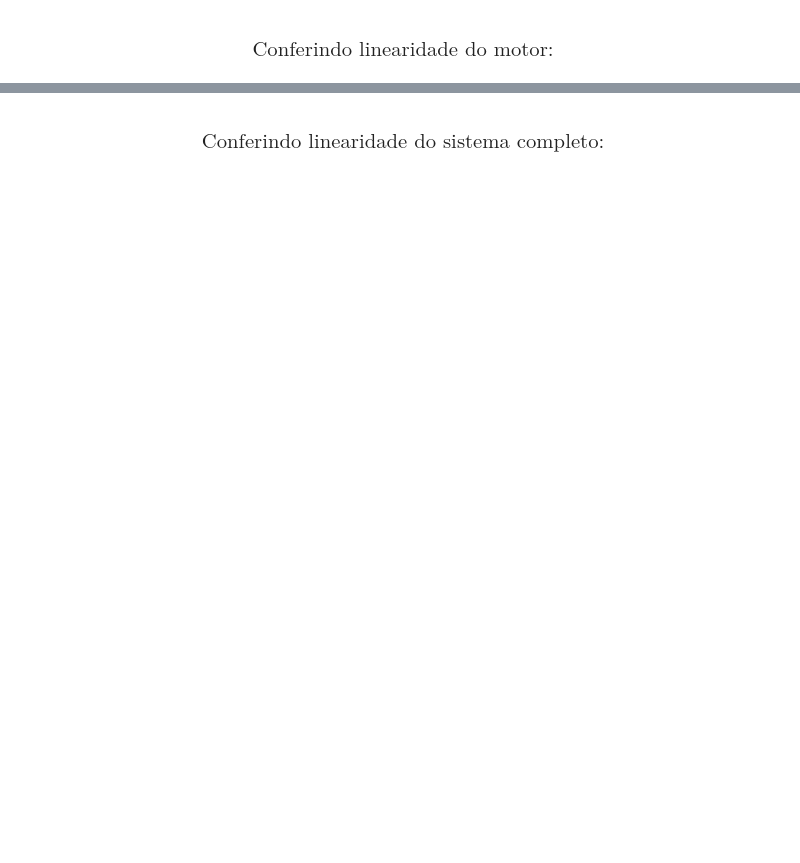
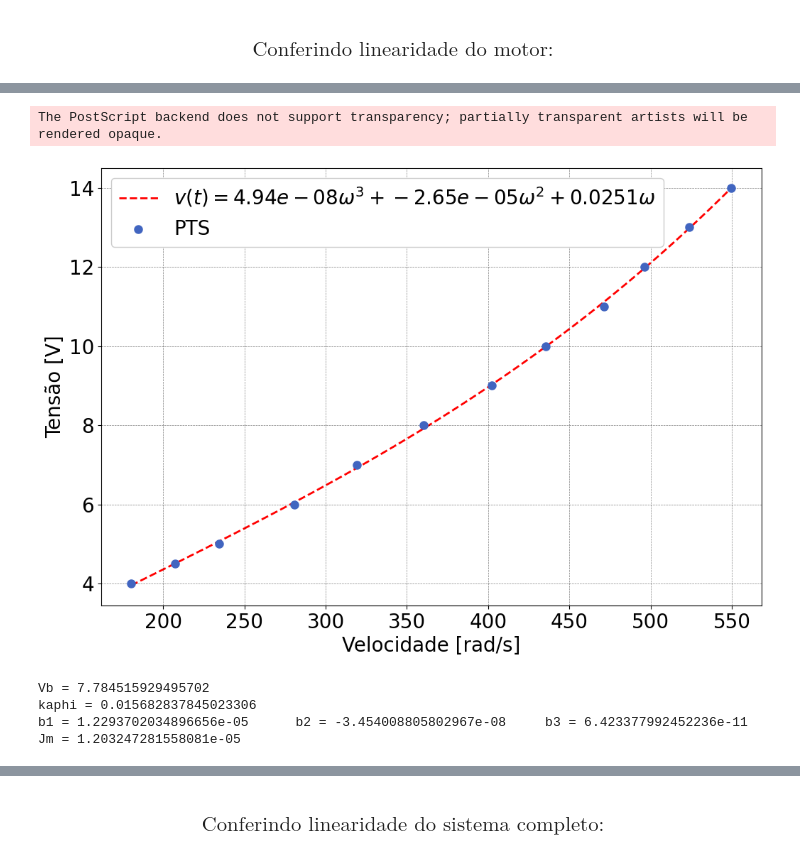
Before and after one commit to ErickNMA/LCD, a Jupyter notebook: ensaios_planta/fan-plate_analisys.ipynb, the cells around one changed output, grey strips where cells are left out. Cells and saved outputs as stored; diff of their text form; code cells hidden in the pictures; blank space fills up the shorter version.

```diff
--- a/ensaios_planta/fan-plate_analisys.ipynb
+++ b/ensaios_planta/fan-plate_analisys.ipynb
@@ -64,10 +144,52 @@ plt.show()
 # %%
+#Ajuste cúbico sem termo independente:
 A = []
 for w in nmot:
-    A.append([w, w**2])
+    A.append([w, w**2, w**3])
 A = np.array(A)
 B = np.array(vmot)[:, np.newaxis]
 C = (np.linalg.inv(A.T@A)@A.T@B).T[0]
 
 c1 = C[0]
 c2 = C[1]
+c3 = C[2]
+
+#Ajuste dos dados:
+vadj = np.polyval(np.array([c3, c2, c1, 0]), nreg)
+
+#Plot:
+plt.figure()
+plt.plot(nreg, vadj, linestyle='dashed', color='r', zorder=0, label=f'$v(t) = {round(c3,10)}\omega^3 + {round(c2,7)}\omega^2 + {round(c1,4)}\omega$')
+plt.scatter(nmot, vmot,  linewidth=3, zorder=1, label='PTS')
+plt.ylabel('Tensão [V]')
+plt.xlabel('Velocidade [rad/s]')
+plt.legend()
+plt.savefig('curves/motwxv2.eps', dpi=600, transparent=True, bbox_inches='tight')
+# %% [output]
+The PostScript backend does not support transparency; partially transparent artists will be rendered opaque.
+[figure, added]
+# %%
+#Cálulo da força contra-eletromotriz (para tensão nominal e a vazio):
+vb = vt-Ra*y2lpf[-1]
+print(f'Vb = {vb}')
+
+#Cálculo da constante magnética e construtiva do motor (ponto de velocidade e tensão nominais):
+kaphi = (vb/(4740*2*np.pi/60))
+print(f'kaphi = {kaphi}')
+
+#Cálculo da perda por ventilação e atrito no motor:
+#Bm = ((kaphi*y2lpf[-1])/(4740*2*np.pi/60))
+b1 = (((c1*kaphi)-(kaphi**2))/Ra)
+b2 = (c2*kaphi/Ra)
+b3 = (c3*kaphi/Ra)
+#print(f'Bm = {Bm}')
+print(f'b1 = {b1} \t b2 = {b2} \t b3 = {b3}')
+
+#Cálculo do momento de inércia do motor:
+Jm = taum*(b1+((kaphi**2)/Ra))
+print(f'Jm = {Jm}')
+# %% [output]
+Vb = 7.784515929495702
+kaphi = 0.015682837845023306
+b1 = 1.2293702034896656e-05      b2 = -3.454008805802967e-08     b3 = 6.423377992452236e-11
+Jm = 1.203247281558081e-05
```
Also changed, not shown: parts of 16 cells of this notebook, 5 other files.
